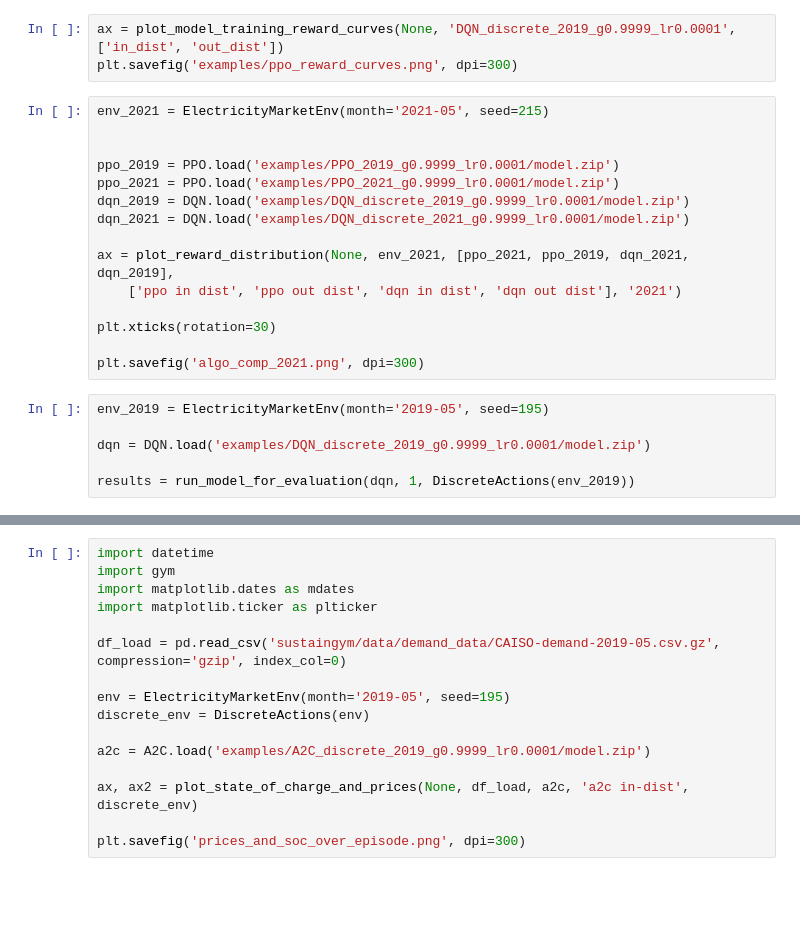
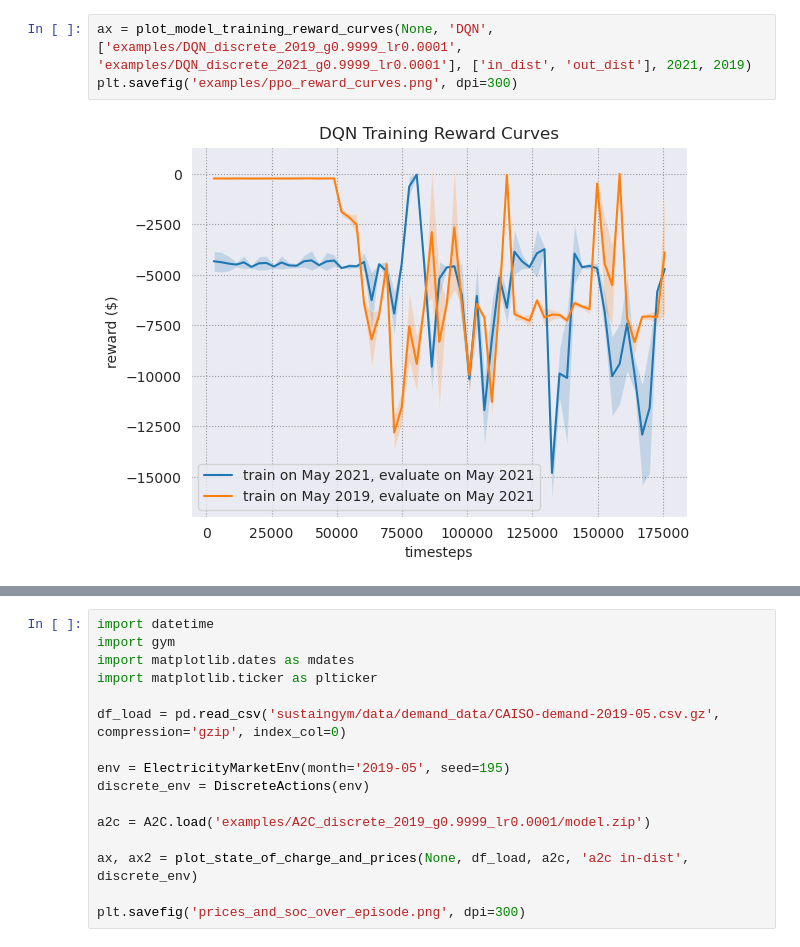
Before and after one commit to chrisyeh96/sustaingym, a Jupyter notebook: examples/model_analysis.ipynb, the cells around one changed output, grey strips where cells are left out. Drawn from its saved outputs; the diff is of its cells as text; blank space fills up the shorter version.

Commit message:
altered training script and revisted plotting script

```diff
--- a/examples/model_analysis.ipynb
+++ b/examples/model_analysis.ipynb
@@ -34,24 +45,5 @@ from sustaingym.envs.battery.wrapped import DiscreteActions
 # %%
-ax = plot_model_training_reward_curves(None, 'DQN_discrete_2019_g0.9999_lr0.0001', ['in_dist', 'out_dist'])
+ax = plot_model_training_reward_curves(None, 'DQN', ['examples/DQN_discrete_2019_g0.9999_lr0.0001', 'examples/DQN_discrete_2021_g0.9999_lr0.0001'], ['in_dist', 'out_dist'], 2021, 2019)
 plt.savefig('examples/ppo_reward_curves.png', dpi=300)
+# %% [output]
+[figure, added]
-# %%
-env_2021 = ElectricityMarketEnv(month='2021-05', seed=215)
-
-
-ppo_2019 = PPO.load('examples/PPO_2019_g0.9999_lr0.0001/model.zip')
-ppo_2021 = PPO.load('examples/PPO_2021_g0.9999_lr0.0001/model.zip')
-dqn_2019 = DQN.load('examples/DQN_discrete_2019_g0.9999_lr0.0001/model.zip')
-dqn_2021 = DQN.load('examples/DQN_discrete_2021_g0.9999_lr0.0001/model.zip')
-
-ax = plot_reward_distribution(None, env_2021, [ppo_2021, ppo_2019, dqn_2021, dqn_2019],
-    ['ppo in dist', 'ppo out dist', 'dqn in dist', 'dqn out dist'], '2021')
-
-plt.xticks(rotation=30)
-
-plt.savefig('algo_comp_2021.png', dpi=300)
-# %%
-env_2019 = ElectricityMarketEnv(month='2019-05', seed=195)
-
-dqn = DQN.load('examples/DQN_discrete_2019_g0.9999_lr0.0001/model.zip')
-
-results = run_model_for_evaluation(dqn, 1, DiscreteActions(env_2019))
```
Also changed, not shown: parts of 10 cells of this notebook, 6 other files.
